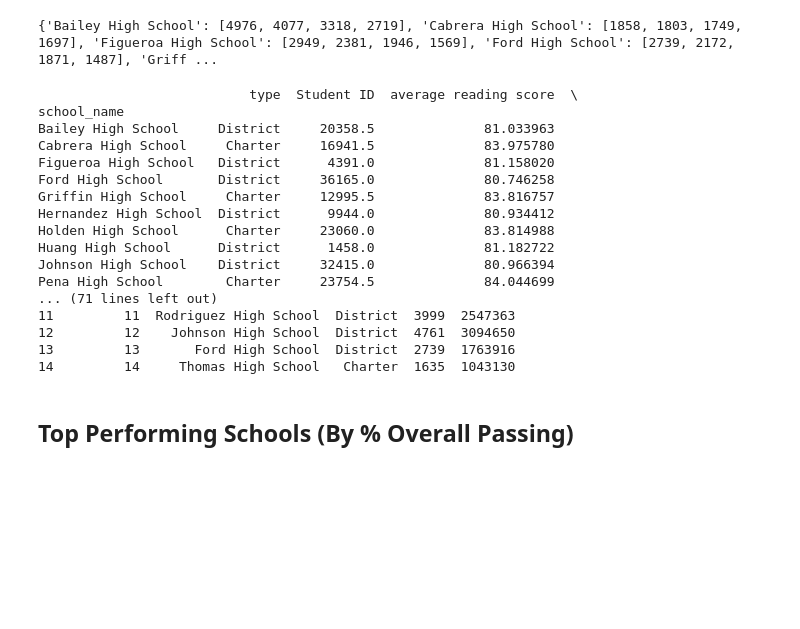
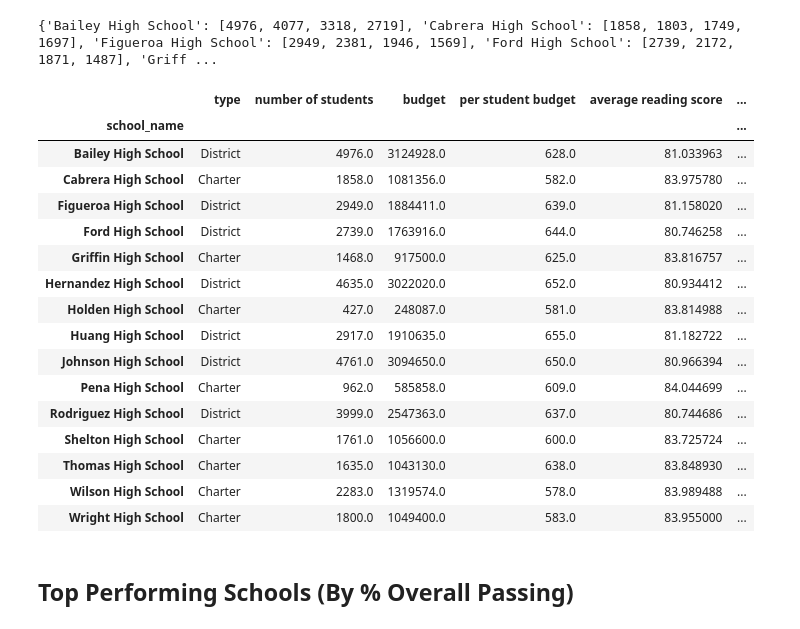
Before and after one commit to theaddies/pandas-challenge, a Jupyter notebook: PyCitySchools/PyCitySchools.ipynb, the cells around one changed output. Cells and saved outputs as stored; diff of their text form; code cells hidden in the pictures; blank space fills up the shorter version.

```diff
--- a/PyCitySchools/PyCitySchools.ipynb
+++ b/PyCitySchools/PyCitySchools.ipynb
@@ -258,40 +259,44 @@ print(student_count)
 # %%
 #now lets write this dictionary back into the main school dictionary
 for school in school_group_df.index:
     #print(school)
     #print(student_count[school][0])
     ###print(student_count[school][1])
     #print(school_group_df.iloc[0,0])
     #print(school_group_df.loc[school,:])
     #print(school_group_df.index)
     #print(school_group_df[school]['average math score'])
     percent_reading_pass = student_count[school][1] / student_count[school][0] * 100
     percent_math_pass = student_count[school][2] / student_count[school][0] * 100
     percent_math_reading_pass = student_count[school][3] / student_count[school][0] * 100
     school_group_df.loc[school,'% reading pass'] = percent_reading_pass
     school_group_df.loc[school, '% math pass'] = percent_math_pass
     school_group_df.loc[school, '% reading & math pass'] = percent_math_reading_pass
 #the new data frame has all data that the old dataframe had plus the new information
-print(school_group_df)
-print(school_data)
+school_group_final_df = school_group_df.drop(columns = ["Student ID","School ID"])
+school_group_final_df.columns
+column_order = ['type', 'number of students','budget',  'per student budget','average reading score',
+                'average math score', '% reading pass','% math pass', '% reading & math pass']
+
+school_group_final_df[column_order]
 # %% [output]
-                           type  Student ID  average reading score  \
-school_name
-Bailey High School     District     20358.5              81.033963
-Cabrera High School     Charter     16941.5              83.975780
-Figueroa High School   District      4391.0              81.158020
-Ford High School       District     36165.0              80.746258
-Griffin High School     Charter     12995.5              83.816757
-Hernandez High School  District      9944.0              80.934412
-Holden High School      Charter     23060.0              83.814988
-Huang High School      District      1458.0              81.182722
-Johnson High School    District     32415.0              80.966394
-Pena High School        Charter     23754.5              84.044699
-... (71 lines left out)
-11         11  Rodriguez High School  District  3999  2547363
-12         12    Johnson High School  District  4761  3094650
-13         13       Ford High School  District  2739  1763916
-14         14     Thomas High School   Charter  1635  1043130
+|  | type | number of students | budget | per student budget | average reading score | ... |
+| school_name |  |  |  |  |  | ... |
+| Bailey High School | District | 4976.0 | 3124928.0 | 628.0 | 81.033963 | ... |
+| Cabrera High School | Charter | 1858.0 | 1081356.0 | 582.0 | 83.975780 | ... |
+| Figueroa High School | District | 2949.0 | 1884411.0 | 639.0 | 81.158020 | ... |
+| Ford High School | District | 2739.0 | 1763916.0 | 644.0 | 80.746258 | ... |
+| Griffin High School | Charter | 1468.0 | 917500.0 | 625.0 | 83.816757 | ... |
+| Hernandez High School | District | 4635.0 | 3022020.0 | 652.0 | 80.934412 | ... |
+| Holden High School | Charter | 427.0 | 248087.0 | 581.0 | 83.814988 | ... |
+| Huang High School | District | 2917.0 | 1910635.0 | 655.0 | 81.182722 | ... |
+| Johnson High School | District | 4761.0 | 3094650.0 | 650.0 | 80.966394 | ... |
+| Pena High School | Charter | 962.0 | 585858.0 | 609.0 | 84.044699 | ... |
+| Rodriguez High School | District | 3999.0 | 2547363.0 | 637.0 | 80.744686 | ... |
+| Shelton High School | Charter | 1761.0 | 1056600.0 | 600.0 | 83.725724 | ... |
+| Thomas High School | Charter | 1635.0 | 1043130.0 | 638.0 | 83.848930 | ... |
+| Wilson High School | Charter | 2283.0 | 1319574.0 | 578.0 | 83.989488 | ... |
+| Wright High School | Charter | 1800.0 | 1049400.0 | 583.0 | 83.955000 | ... |
 # %% [markdown]
 ## Top Performing Schools (By % Overall Passing)
 # %% [markdown]
```
Also changed, not shown: parts of 8 cells of this notebook.
